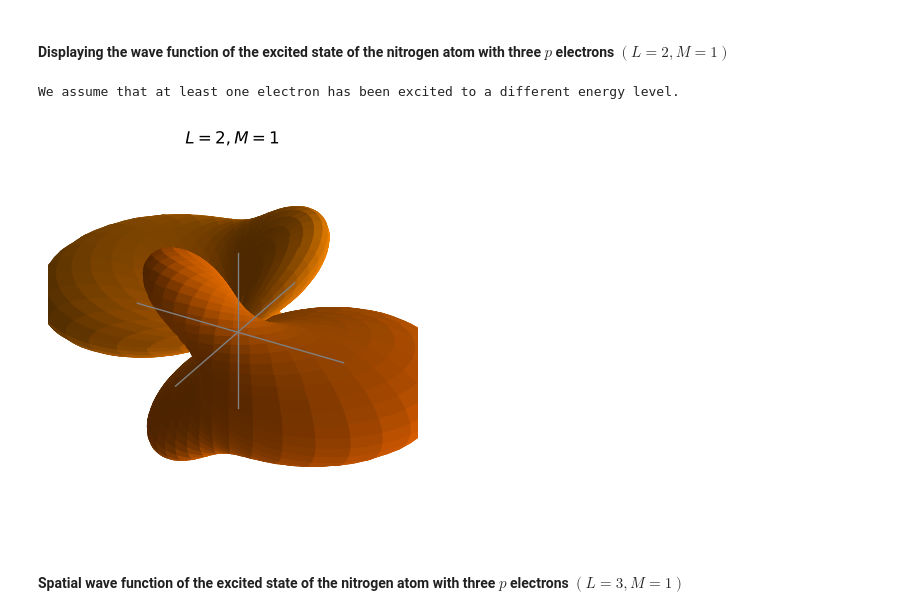
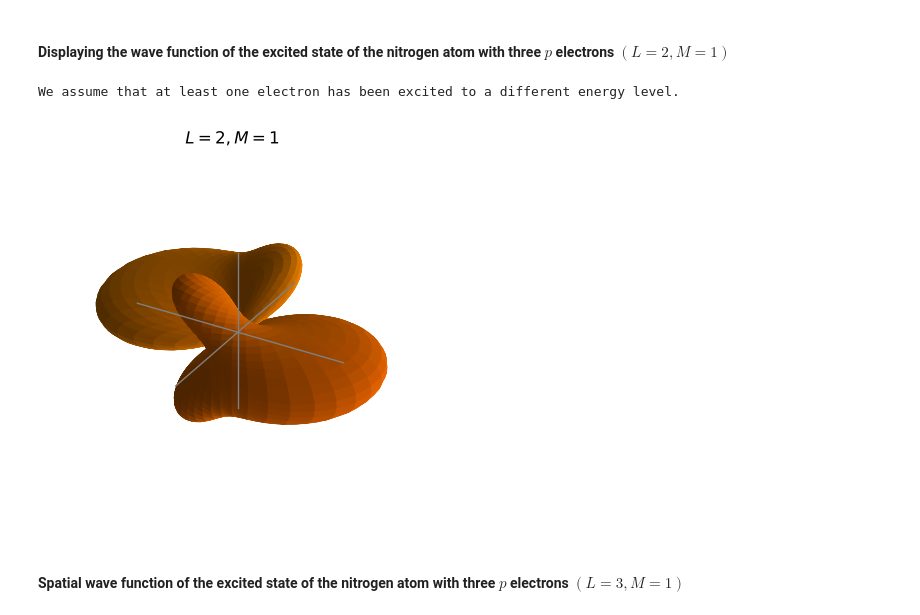
Before and after one commit to odibilnet/qccc, a Jupyter notebook: Chapter_02_Postulates_of_quantum_mechanics_V3.ipynb, the cells around one changed output. Saved outputs shown, nothing was run; the diff lists cells and outputs as text; code cells hidden in the pictures.

```diff
--- a/Chapter_02_Postulates_of_quantum_mechanics_V3.ipynb
+++ b/Chapter_02_Postulates_of_quantum_mechanics_V3.ipynb
@@ -685,11 +685,11 @@ def compute_21_Y(ax_lim, cmap, title, fig_name):
 # %%
 print("We assume that at least one electron has been excited to a different energy level.")
 title = '$L=2, M=1$'
 fig_name ='Nitrogen_3p_L2_M1.png'
-compute_21_Y(0.035, 'autumn', title, fig_name)
+compute_21_Y(0.05, 'autumn', title, fig_name)
 # %% [output]
 We assume that at least one electron has been excited to a different energy level.
-[figure, old version]
+[figure, new version]
 # %% [markdown]
 #### Spatial wave function of the excited state of the nitrogen atom with three $p$ electrons $(L=3, M=1)$
 # %% [markdown]
```
Also changed, not shown: parts of 3 cells of this notebook.
